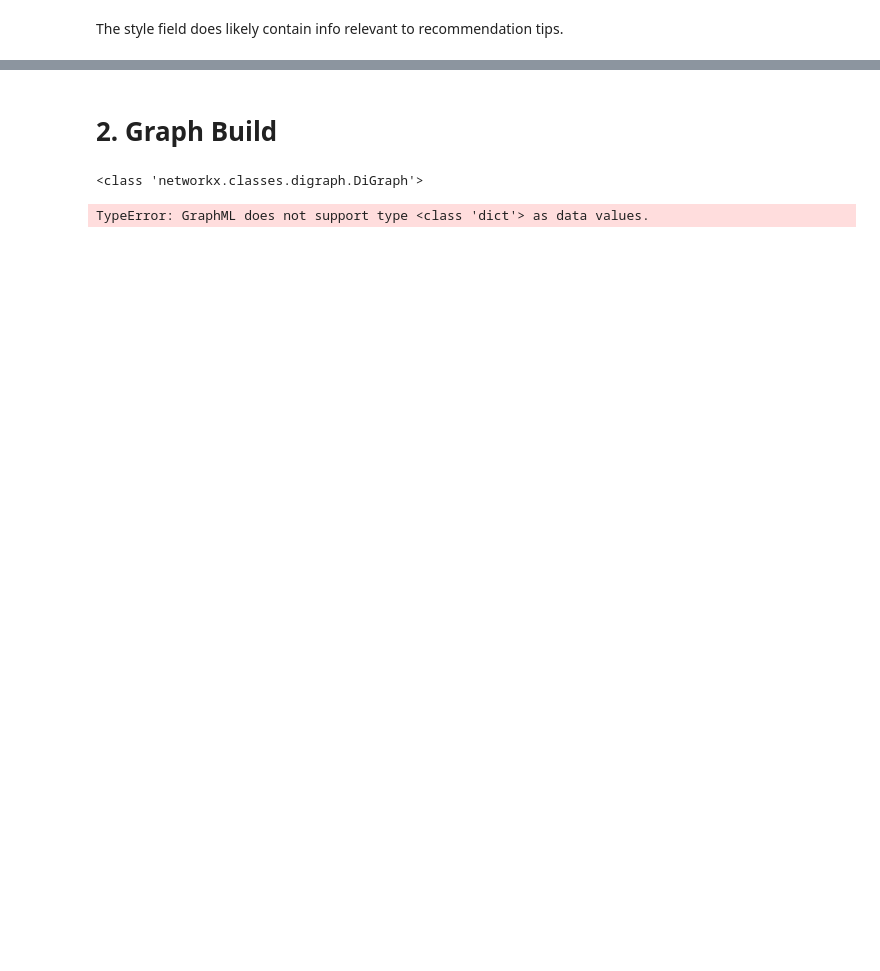
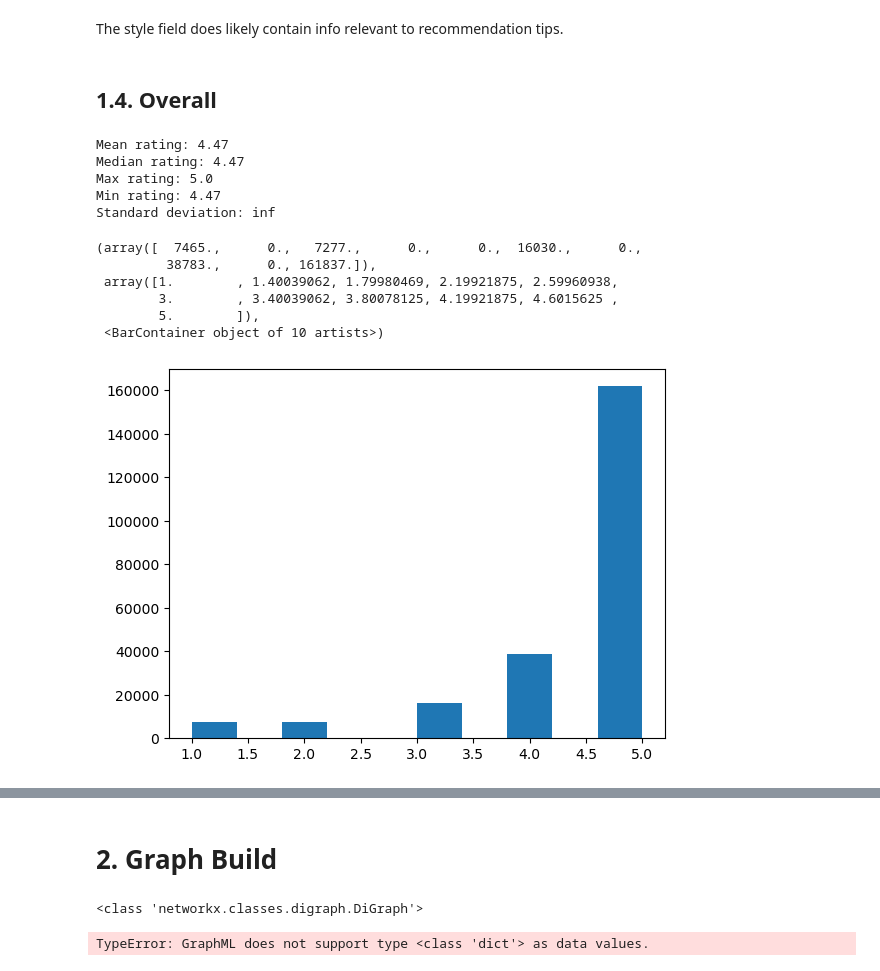
Before and after one commit to benedict-brunker/SINA-AT3_Group-33, a Jupyter notebook: notebooks/recommendations.ipynb, the cells around one changed output, grey strips where cells are left out. Drawn from its saved outputs; the diff is of its cells as text; code cells hidden in the pictures; blank space fills up the shorter version.

```diff
--- a/notebooks/recommendations.ipynb
+++ b/notebooks/recommendations.ipynb
@@ -166,3 +179,26 @@ Color Name:: {'t', 'a', 'P', 'l', 'i', 'h', ' Dark Black', 'g', 'k', ' ', 'c', '
 Size Name:: {' 10FT', ' 15FT', ' 6FT', 'T', ' 3FT', '3', ' ', 'F'}
 # %% [markdown]
 The style field does likely contain info relevant to recommendation tips.
+# %% [markdown]
+## 1.4. Overall
+# %%
+from matplotlib import pyplot as plt
+
+# collect all Overall values
+ratings = []
+for review in parse(data_path):
+    if 'overall' in review:
+        ratings.append(np.float16(review.get('overall', np.nan)))
+# %% [output]
+Mean rating: 4.47
+Median rating: 4.47
+Max rating: 5.0
+Min rating: 4.47
+Standard deviation: inf
+(array([  7465.,      0.,   7277.,      0.,      0.,  16030.,      0.,
+         38783.,      0., 161837.]),
+ array([1.        , 1.40039062, 1.79980469, 2.19921875, 2.59960938,
+        3.        , 3.40039062, 3.80078125, 4.19921875, 4.6015625 ,
+        5.        ]),
+ <BarContainer object of 10 artists>)
+[figure, added]
```
Also changed, not shown: parts of 32 cells of this notebook, 1 other file.
